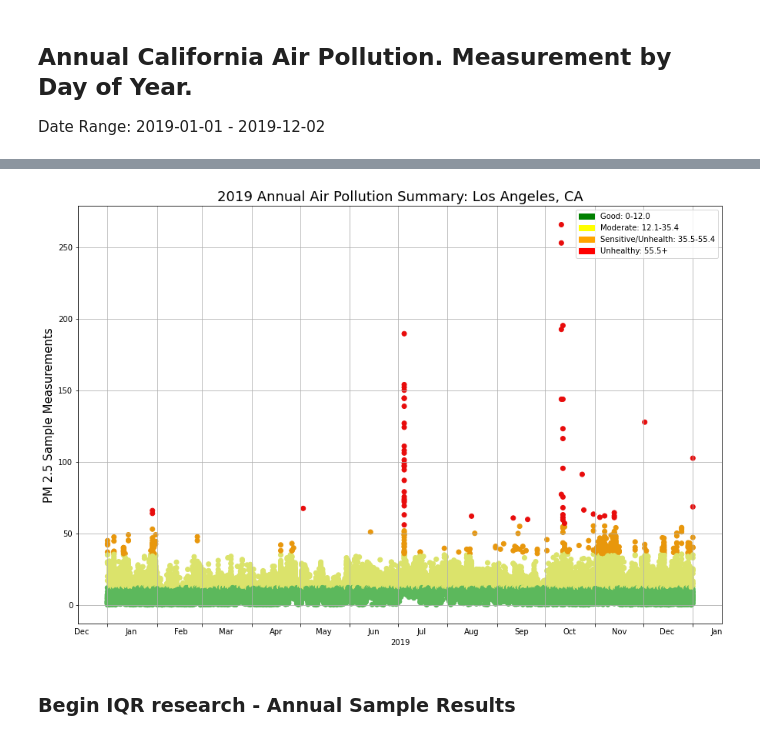
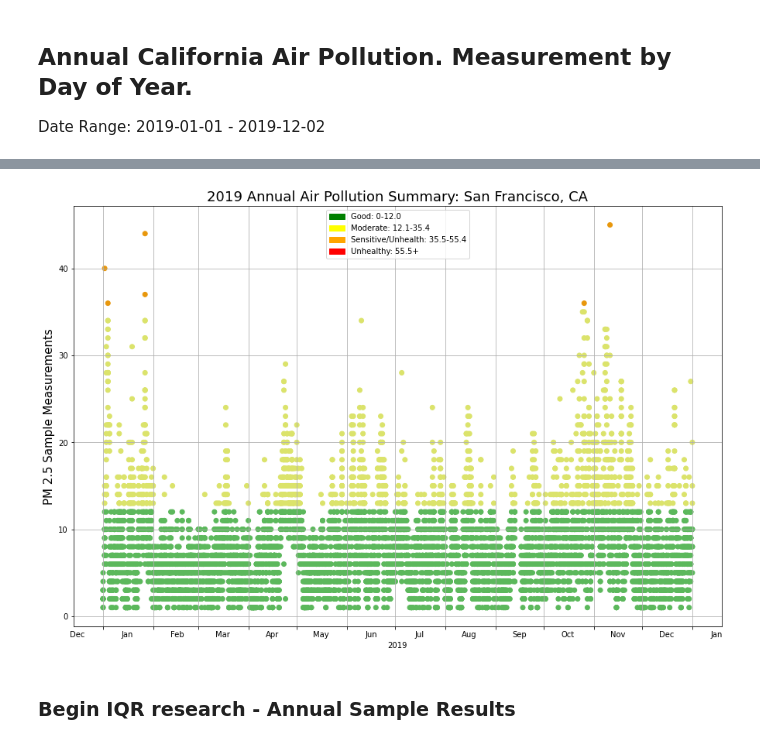
Before and after one commit to wetseng/air-pollution-analysis, a Jupyter notebook: 051720_cp_CA_SF_Annual_Hourly_Air_analysis.ipynb, the cells around one changed output, grey strips where cells are left out. Drawn from its saved outputs; the diff is of its cells as text; code cells hidden in the pictures.

```diff
--- a/051720_cp_CA_SF_Annual_Hourly_Air_analysis.ipynb
+++ b/051720_cp_CA_SF_Annual_Hourly_Air_analysis.ipynb
@@ -24,7 +24,7 @@ import os
 Import saved csv. CSV includes data generated from 'StateCountySampleDataDF()' function.
 # %%
 # Import from .CSV
-california_df = pd.read_csv("./csv_data/california_losangeles.csv")
+california_df = pd.read_csv("./csv_data/california_sanfrancisco.csv")
 # %%
 # Verify california is in dataframe
 assert california_df['state'][0] == 'California'
@@ -69,7 +68,7 @@ california_filtered_df=california_filtered_df[['county','site_number','sample_me
 # Drop nan values and empty values
 california_filtered_df=california_filtered_df.dropna()
 # Remove all numbers below 0 and above 400
-california_filtered_df=california_filtered_df[(california_filtered_df[['sample_measurement']] > 0).all(axis=1) & (california_filtered_df[['sample_measurement']] < 400).all(axis=1)]
+california_filtered_df=california_filtered_df[(california_filtered_df[['sample_measurement']] > 0).all(axis=1) & (california_filtered_df[['sample_measurement']] < 200).all(axis=1)]
 
 ca_filtered_noIndexChange = california_filtered_df
 # %%
@@ -282,36 +278,36 @@ scatter = ax.scatter(x,y, c=c)
 # Set month in xaxis by searching date format
 ax.xaxis.set_major_locator(dates.MonthLocator())
 
 # 16 is a slight approximation since months differ in number of days.
 ax.xaxis.set_minor_locator(dates.MonthLocator(bymonthday=16))
 ax.xaxis.set_major_formatter(ticker.NullFormatter())
 ax.xaxis.set_minor_formatter(dates.DateFormatter('%b'))
 
 # loop for custom tickers. Assign marker size and center text
 for tick in ax.xaxis.get_minor_ticks():
     tick.tick1line.set_markersize(0)
     tick.tick2line.set_markersize(0)
     tick.label1.set_horizontalalignment('center')
 
 imid = len(plot_df) // 2
 ax.set_xlabel(str(date[imid].year))
 ax.set_ylabel('PM 2.5 Sample Measurements', size=15)
-ax.set_title('2019 Annual Air Pollution Summary: Los Angeles, CA', size=18)
+ax.set_title('2019 Annual Air Pollution Summary: San Francisco, CA', size=18)
 plt.grid(True)
 
 # Labels for legend
 green = mpatches.Patch(color='green', label='Good: 0-12.0')
 yellow = mpatches.Patch(color='yellow', label='Moderate: 12.1-35.4')
 orange = mpatches.Patch(color='orange', label='Sensitive/Unhealth: 35.5-55.4')
 red = mpatches.Patch(color='red', label='Unhealthy: 55.5+')
 #Call legend
 plt.legend(handles = [green,yellow,orange,red])
 
 # Save an image of the chart and print it to the screen
-plt.savefig("./Images/LA_Annual_pm25_scatter.png")
+plt.savefig("./Images/SF_Annual_pm25_scatter.png")
 plt.show()
 # %% [output]
-[figure, old version]
+[figure, new version]
 # %% [markdown]
 ### **Begin IQR research - Annual Sample Results**
 # %%
```
Also changed, not shown: parts of 39 cells of this notebook, 11 other files.
